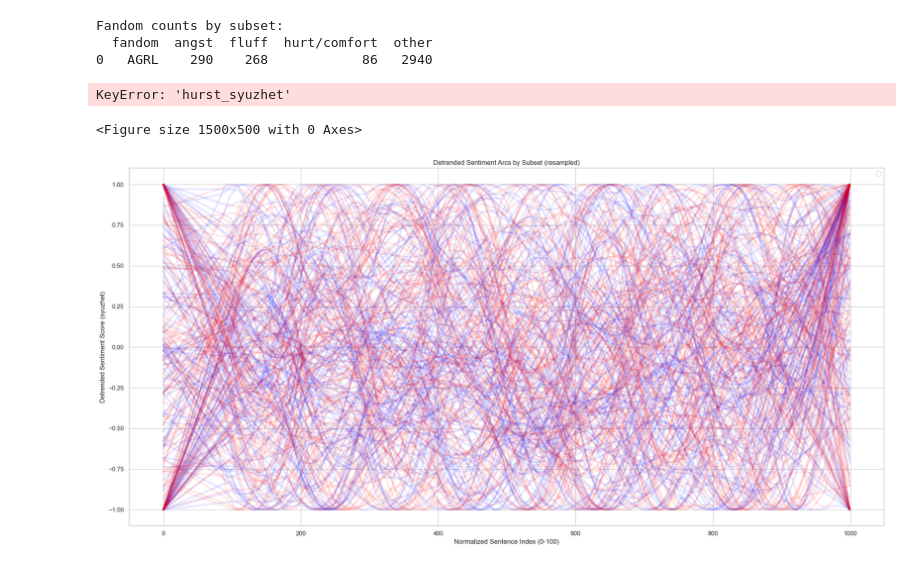
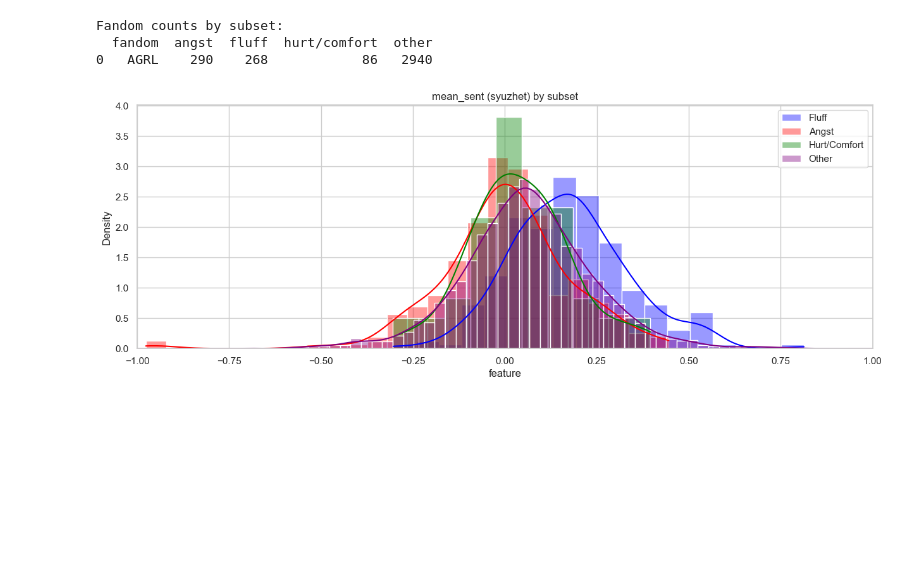
Before and after one commit to centre-for-humanities-computing/fanfic_sentiment, a Jupyter notebook: notebooks/notebook.ipynb, the cells around one changed output. Drawn from its saved outputs; the diff is of its cells as text; code cells hidden in the pictures; blank space fills up the shorter version.

```diff
--- a/notebooks/notebook.ipynb
+++ b/notebooks/notebook.ipynb
@@ -20,9 +20,12 @@ Adding to sys.path: /Users/au324704/Desktop/fanfic_sentiment/src
 # %%
 # collect data from multiple JSON files into a single DataFrame
 # get all jsons in results/partial_results_* and merge them into a single DataFrame
-path = "../results/partial_results/MythFic_texts/"
+path = "../results/partial_results/"
 
-files = glob.glob(os.path.join(path, "*.json"))
+# choose dataset, MythFic_texts or 9000_fics
+dataset = "MythFic_texts"  # or "9000_fics"
+
+files = glob.glob(os.path.join(path+dataset, "*.json"))
 print(f"Found {len(files)} files in {path}")
 
 data = []
@@ -352,75 +327,32 @@ Fandom counts by subset:
 # %%
 # Now we want to just check the distributions of the data over the tags
 dataset_name = path.split('/')[-2]  # e.g., '9000_fics'
 
 
 sns.set_style("whitegrid")
 
 alpha = 0.4 # transparency for the histograms
-feature = 'hurst' #'mean_sent' # 'sd_sent'  'hurst' #feature to plot
+feature = 'mean_sent' # 'sd_sent'  #feature to plot
 # add the method_to_use to the feature name
 feature_mod = f'{feature}_{METHOD_TO_USE}'  # will be e.g., 'mean_sent_syuzhet'
 
 # we want a histplot of syuzhet scores for each subset
 plt.figure(figsize=(15, 5))
 sns.histplot(fluff[feature_mod], color='blue', label='Fluff', kde=True, stat="density", alpha=alpha)
 sns.histplot(angst[feature_mod], color='red', label='Angst', kde=True, stat="density", alpha=alpha)
 sns.histplot(hurt_comfort[feature_mod], color='green', label='Hurt/Comfort', kde=True, stat="density", alpha=alpha)
 sns.histplot(other[feature_mod], color='purple', label='Other', kde=True, stat="density", alpha=alpha)
 plt.title(f'{feature} ({METHOD_TO_USE}) by subset')
 plt.xlabel(f'feature')
 plt.ylabel('Density')
 
 if feature == 'hurst' or feature == 'sd_sent':
     # Set xlim for hurst to be between 0 and 1
     plt.xlim(0.2, 1)
 else:
     # Set xlim for sd_sent to be between 0 and 1
     plt.xlim(-1, 1) # since we scaled sentiment to [-1, 1]
 plt.legend()
 plt.savefig(f'../results/figs/{feature}_by_subset_{METHOD_TO_USE}_{dataset_name}.png', dpi=300)
 # %% [output]
-KeyError: 'hurst_syuzhet'
-<Figure size 1500x500 with 0 Axes>
+[figure, added]
-# %%
-data = merged.dropna(subset=['detrended_arc_syuzhet'])
-
-# functions to resample arcs to a fixed length for better comparison
-# this is useful for plotting, since arcs can have different lengths
-def resample_arc(arc, target_length):
-    arc = np.array(arc)
-    original_indices = np.linspace(0, 1, num=len(arc))
-    target_indices = np.linspace(0, 1, num=target_length)
-    return np.interp(target_indices, original_indices, arc)
-
-plt.figure(figsize=(20, 10))
-
-def plot_resampled_arcs(arcs_df, label, color, target_length=1000):
-    for arc in arcs_df[f'detrended_arc_{METHOD_TO_USE}']:
-        resampled = resample_arc(arc, target_length)
-        plt.plot(resampled, alpha=0.1, color=color, linewidth=3)
-
-# SAMPLING
-# right we probably want to balance the groups for this plot (so each group is the same size)
-min_len = min(len(fluff_arc), len(angst_arc)) # len(hurt_comfort_arc), len(other_arc))
-#min_len = 2 # uncomment this to just plot 2 arcs per group (to inspect)
-
-fluff_arc_bal = fluff_arc.sample(min_len, random_state=42)
-angst_arc_bal = angst_arc.sample(min_len, random_state=42)
-# hurt_comfort_arc_bal = hurt_comfort_arc.sample(min_len, random_state=42)
-
-plot_resampled_arcs(fluff_arc_bal, 'Fluff', 'blue')
-plot_resampled_arcs(angst_arc_bal, 'Angst', 'red')
-#plot_resampled_arcs(hurt_comfort_arc, 'Hurt/Comfort', 'blue')
-
-plt.title('Detrended Sentiment Arcs by Subset (resampled)')
-plt.xlabel('Normalized Sentence Index (0-100)')
-plt.ylabel(f'Detrended Sentiment Score ({METHOD_TO_USE})')
-plt.legend()
-plt.tight_layout()
-plt.show()
-
-# doesnt give us much info anyway
-# looks like a bit more red in the lower right corner.......
-# %% [output]
-[figure, removed]
```
Also changed, not shown: parts of 9 cells of this notebook, 21 other files.
